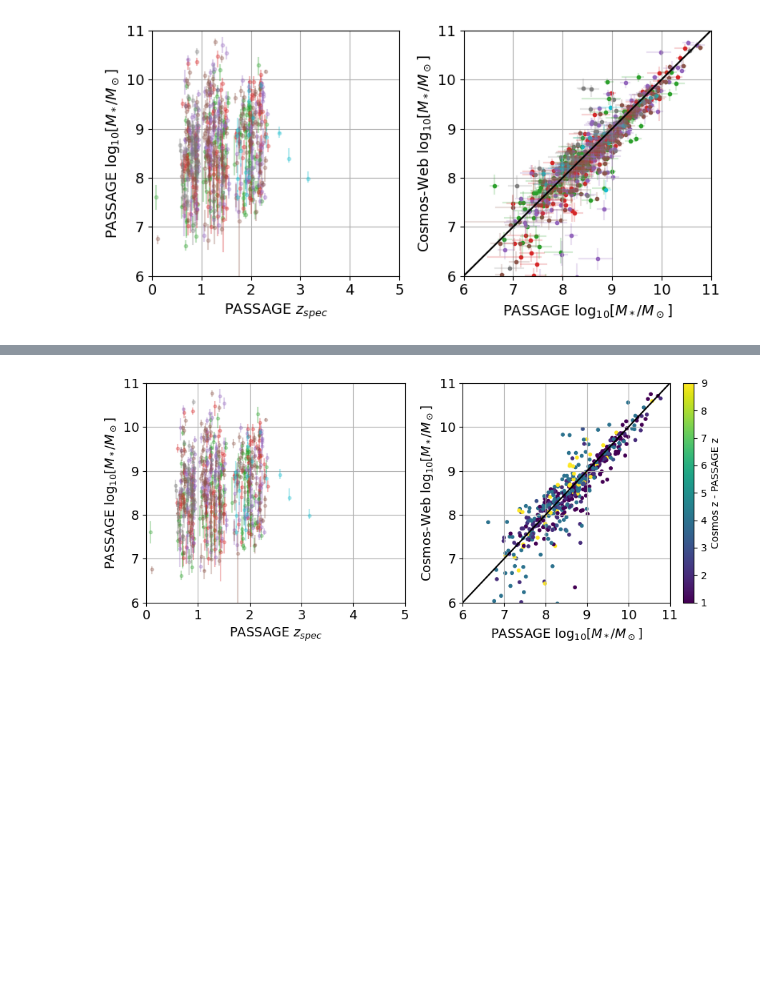
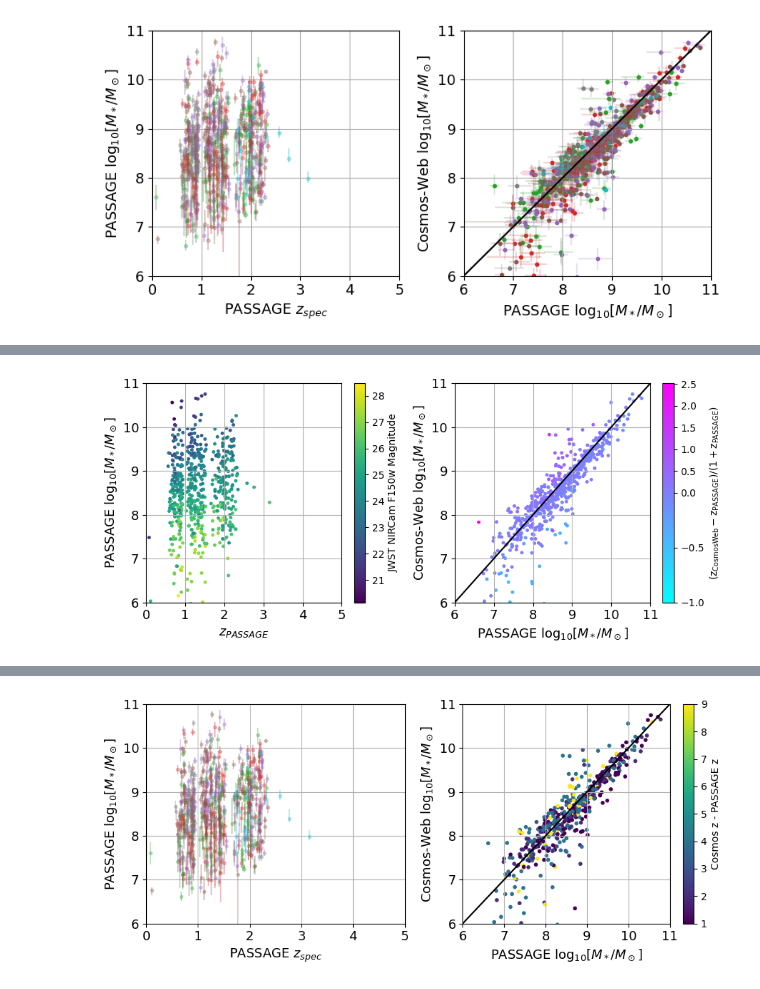
Before and after one commit to huber458/passage, a Jupyter notebook: PASSAGEmasses.ipynb, the cells around one changed output, grey strips where cells are left out. Saved outputs shown, nothing was run; the diff lists cells and outputs as text; code cells hidden in the pictures; blank space fills up the shorter version.

```diff
--- a/PASSAGEmasses.ipynb
+++ b/PASSAGEmasses.ipynb
@@ -756,0 +801,74 @@ plt.tight_layout()
+# %%
+#plt.figure(figsize=(4, 4))
+fig, (ax1,ax2) = plt.subplots(1,2,figsize=(9,4))
+
+filepaths=['2024PASSAGE/Par023_lines_bagpipes_cat_basic_fit.fits','2024PASSAGE/Par024_lines_bagpipes_cat_basic_fit.fits','2024PASSAGE/Par025_lines_bagpipes_cat_basic_fit.fits','2024PASSAGE/Par026_lines_bagpipes_cat_basic_fit.fits','2024PASSAGE/Par051_lines_bagpipes_cat_basic_fit.fits','2024PASSAGE/Par053_lines_bagpipes_cat_basic_fit.fits']
+colors=['tab:green','tab:red','tab:purple','tab:brown','tab:gray','tab:cyan']
+for hh in range(len(filepaths)):
+    m24=fits.open(filepaths[hh])
+    z24=m24[1].data['redshift']
+    z24err=m24[1].data['redshift_error']
+    zmass=m24[1].data['stellar_mass_50']
+    zmasslow=m24[1].data['stellar_mass_16']
+    zmassup=m24[1].data['stellar_mass_84']
+    #ax1.plot(z24,zmass,".",color=colors[hh],alpha=0.3)
+    #ax1.plot([z24,z24],[zmasslow,zmassup],color=colors[hh],alpha=0.3)
+    #ax1.plot([z24+z24err,z24-z24err],[zmass,zmass],color=colors[hh],alpha=0.3)
+ax1.set_xlim(0,5)
+ax1.set_ylim(6,11)
+ax1.set_xlabel('$z_{PASSAGE}$', fontsize=13)
+ax1.set_ylabel(r'PASSAGE log$_{10}$[$M_*/M_\odot$]',fontsize=13)
+ax1.tick_params(axis='both', labelsize=13)
+ax1.grid()
+
+
+#df4['jwst-nircam-f150w_sci']
+#print(fluxes)
+#plt.scatter(reds,masses,c=fluxes)
+#plt.legend()
+
+#df = pd.concat([df1, df2, df3, df4, df5, df6], ignore_index=True)#, df7, df8, df9, df10
+x=np.concatenate((df1['stellar_mass_50'],df2['stellar_mass_50'],df3['stellar_mass_50'],df4['stellar_mass_50'],df5['stellar_mass_50'],df6['stellar_mass_50']))
+y=np.concatenate((df1['cosmosmass'],df2['cosmosmass'],df3['cosmosmass'],df4['cosmosmass'],df5['cosmosmass'],df6['cosmosmass']))
+dz=np.concatenate(((df1['cosmosz']-df1['redshift'])/(1+df1['redshift']),(df2['cosmosz']-df2['redshift'])/(1+df2['redshift']),(df3['cosmosz']-df3['redshift'])/(1+df3['redshift']),(df4['cosmosz']-df4['redshift'])/(1+df4['redshift']),(df5['cosmosz']-df5['redshift'])/(1+df5['redshift']),(df6['cosmosz']-df6['redshift'])/(1+df6['redshift'])))
+#f150=np.concatenate((df1['jwst-nircam-f150w_sci'],df2['jwst-nircam-f150w_sci'],df3['jwst-nircam-f150w_sci'],df4['jwst-nircam-f150w_sci'],df5['jwst-nircam-f150w_sci'],df6['jwst-nircam-f150w_sci']))
+zpass=np.concatenate((df1['redshift'],df2['redshift'],df3['redshift'],df4['redshift'],df5['redshift'],df6['redshift']))
+f150=np.concatenate((df1['cosmosf150mag'],df2['cosmosf150mag'],df3['cosmosf150mag'],df4['cosmosf150mag'],df5['cosmosf150mag'],df6['cosmosf150mag']))
+#print()
+x=x[dz>-10]
+y=y[dz>-10]
+f150=f150[dz>-10]
+zpass=zpass[dz>-10]
+dz=dz[dz>-10]
+
+from matplotlib.colors import Normalize
+norm=Normalize(vmin=np.min(f150[f150>17]),vmax=np.max(f150))
+sp1=ax1.scatter(zpass,y,c=f150,s=25,marker=".",cmap='viridis',norm=norm)#coolwarm
+fig.colorbar(sp1,ax=ax1,label='JWST NIRCam F150w Magnitude')
+
+
+import matplotlib.colors as mcolors
+norm = mcolors.TwoSlopeNorm(vmin=dz.min(), vcenter=0, vmax=dz.max())
+sp=plt.scatter(x,y,c=dz,s=25,marker=".",cmap='cool',norm=norm)#coolwarm
+cbar=fig.colorbar(sp,ax=ax2,label=r'$\rm (z_{CosmosWeb} - z_{PASSAGE})/(1+z_{PASSAGE})$')
+
+data = np.vstack([x, y])
+kde = gaussian_kde(data)
+xmin, xmax = x.min() - 0.5, x.max() + 0.5
+ymin, ymax = y.min() - 0.5, y.max() + 0.5
+xx, yy = np.mgrid[xmin:xmax:100j, ymin:ymax:100j]
+positions = np.vstack([xx.ravel(), yy.ravel()])
+zz = np.reshape(kde(positions).T, xx.shape)
+contour_levels = 6 # You can adjust this number or provide a list of specific levels
+#plt.contour(xx, yy, zz, levels=contour_levels, colors='k', linewidths=1.5, linestyles='solid')
+
+plt.xlim(6,11)
+plt.ylim(6,11)
+plt.plot([0,12],[0,12],color="k")
+plt.xlabel('PASSAGE log$_{10}$[$M_*/M_\odot$]',fontsize=13)
+plt.ylabel('Cosmos-Web log$_{10}$[$M_*/M_\odot$]',fontsize=13)
+plt.tick_params(axis='both', labelsize=13)
+plt.grid()
+plt.tight_layout()
+# %% [output]
+[figure, added]
```
Also changed, not shown: parts of 13 cells of this notebook, 1 other file.
